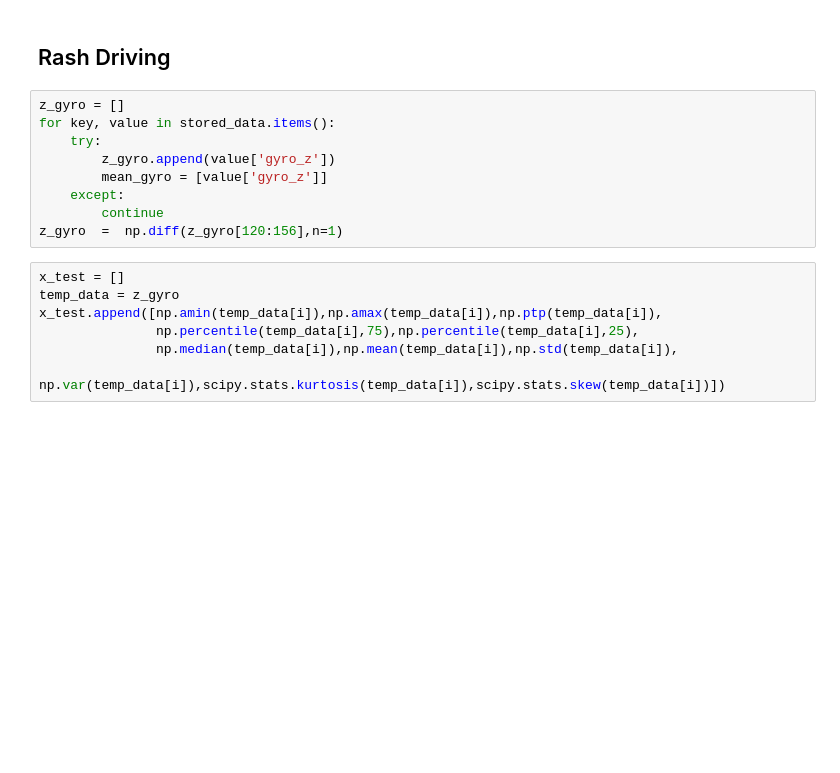
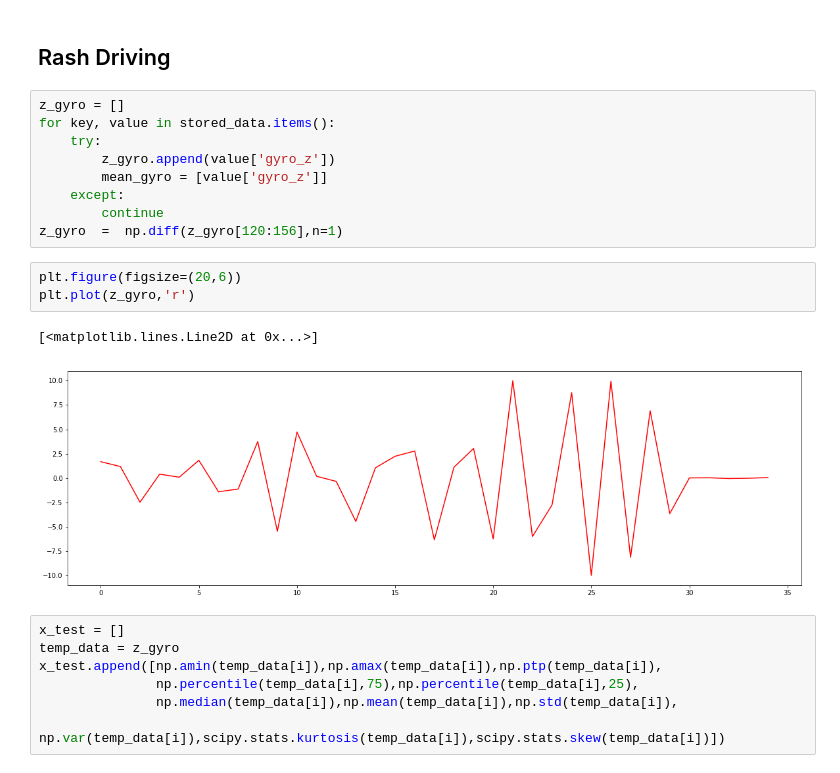
Before and after one commit to Dheeraj1998/accelMetric, a Jupyter notebook: DrivingPattern/Pattern Analysis.ipynb, the cells around one changed output. Drawn from its saved outputs; the diff is of its cells as text; blank space fills up the shorter version.

```diff
--- a/DrivingPattern/Pattern Analysis.ipynb
+++ b/DrivingPattern/Pattern Analysis.ipynb
@@ -223,6 +233,12 @@ for key, value in stored_data.items():
     except:
         continue
 z_gyro  =  np.diff(z_gyro[120:156],n=1)
+# %%
+plt.figure(figsize=(20,6))
+plt.plot(z_gyro,'r')
+# %% [output]
+[<matplotlib.lines.Line2D at 0x...>]
+[figure, added]
 # %%
 x_test = []
 temp_data = z_gyro
```
Also changed, not shown: parts of 20 cells of this notebook, 4 other files.
